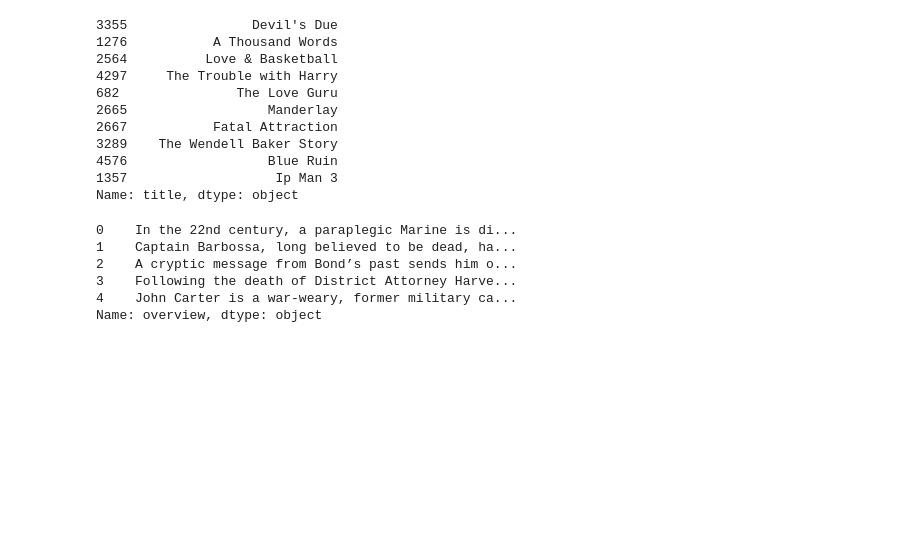
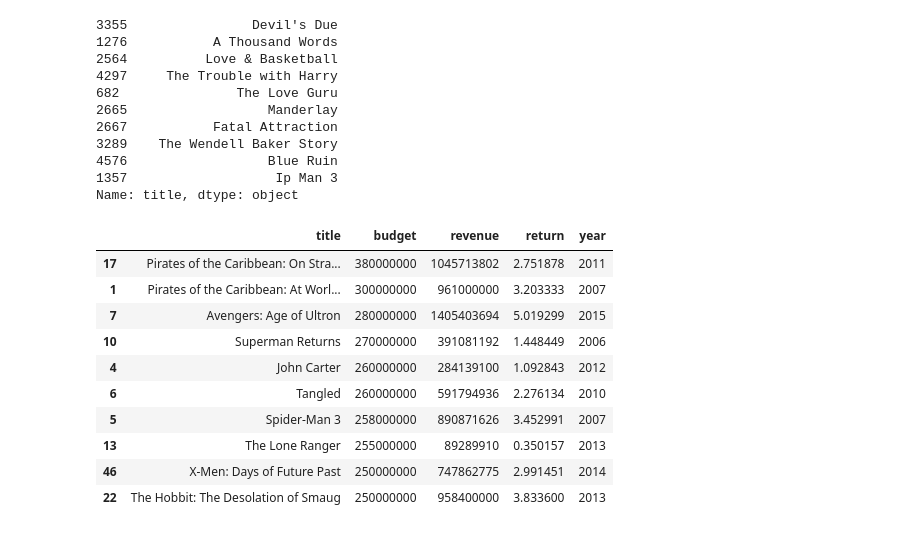
Before and after one commit to devoracer/Movie_database_capstone1.1, a Jupyter notebook: Movie_dataset_explore.ipynb, the cells around one changed output. Drawn from its saved outputs; the diff is of its cells as text; code cells hidden in the pictures; blank space fills up the shorter version.

Commit message:
working on recommender - need to add test_train_split

```diff
--- a/Movie_dataset_explore.ipynb
+++ b/Movie_dataset_explore.ipynb
@@ -850,13 +852,19 @@ get_recommendations('The Equalizer')
 4576                  Blue Ruin
 1357                   Ip Man 3
 Name: title, dtype: object
-# %%
-#recommend movies based on the plot?
-df2['overview'].head()
-# %% [output]
-0    In the 22nd century, a paraplegic Marine is di...
-1    Captain Barbossa, long believed to be dead, ha...
-2    A cryptic message from Bond’s past sends him o...
-3    Following the death of District Attorney Harve...
-4    John Carter is a war-weary, former military ca...
-Name: overview, dtype: object
+# %%
+#Most expensive movies of all time:
+
+df2[df2['budget'].notnull()][['title', 'budget', 'revenue', 'return', 'year']].sort_values('budget', ascending=False).head(10)
+# %% [output]
+|  | title | budget | revenue | return | year |
+| 17 | Pirates of the Caribbean: On Stra... | 380000000 | 1045713802 | 2.751878 | 2011 |
+| 1 | Pirates of the Caribbean: At Worl... | 300000000 | 961000000 | 3.203333 | 2007 |
+| 7 | Avengers: Age of Ultron | 280000000 | 1405403694 | 5.019299 | 2015 |
+| 10 | Superman Returns | 270000000 | 391081192 | 1.448449 | 2006 |
+| 4 | John Carter | 260000000 | 284139100 | 1.092843 | 2012 |
+| 6 | Tangled | 260000000 | 591794936 | 2.276134 | 2010 |
+| 5 | Spider-Man 3 | 258000000 | 890871626 | 3.452991 | 2007 |
+| 13 | The Lone Ranger | 255000000 | 89289910 | 0.350157 | 2013 |
+| 46 | X-Men: Days of Future Past | 250000000 | 747862775 | 2.991451 | 2014 |
+| 22 | The Hobbit: The Desolation of Smaug | 250000000 | 958400000 | 3.833600 | 2013 |
```
Also changed, not shown: parts of 7 cells of this notebook.
